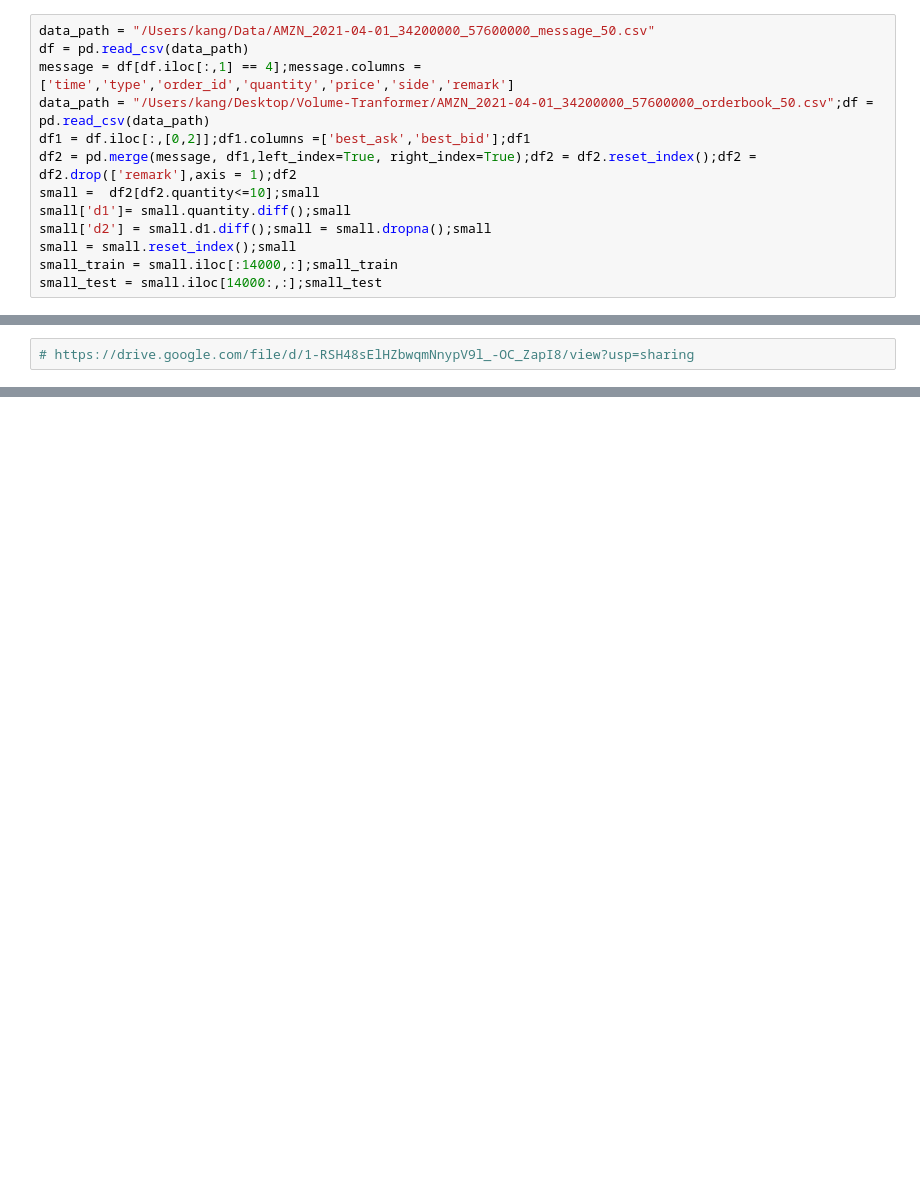
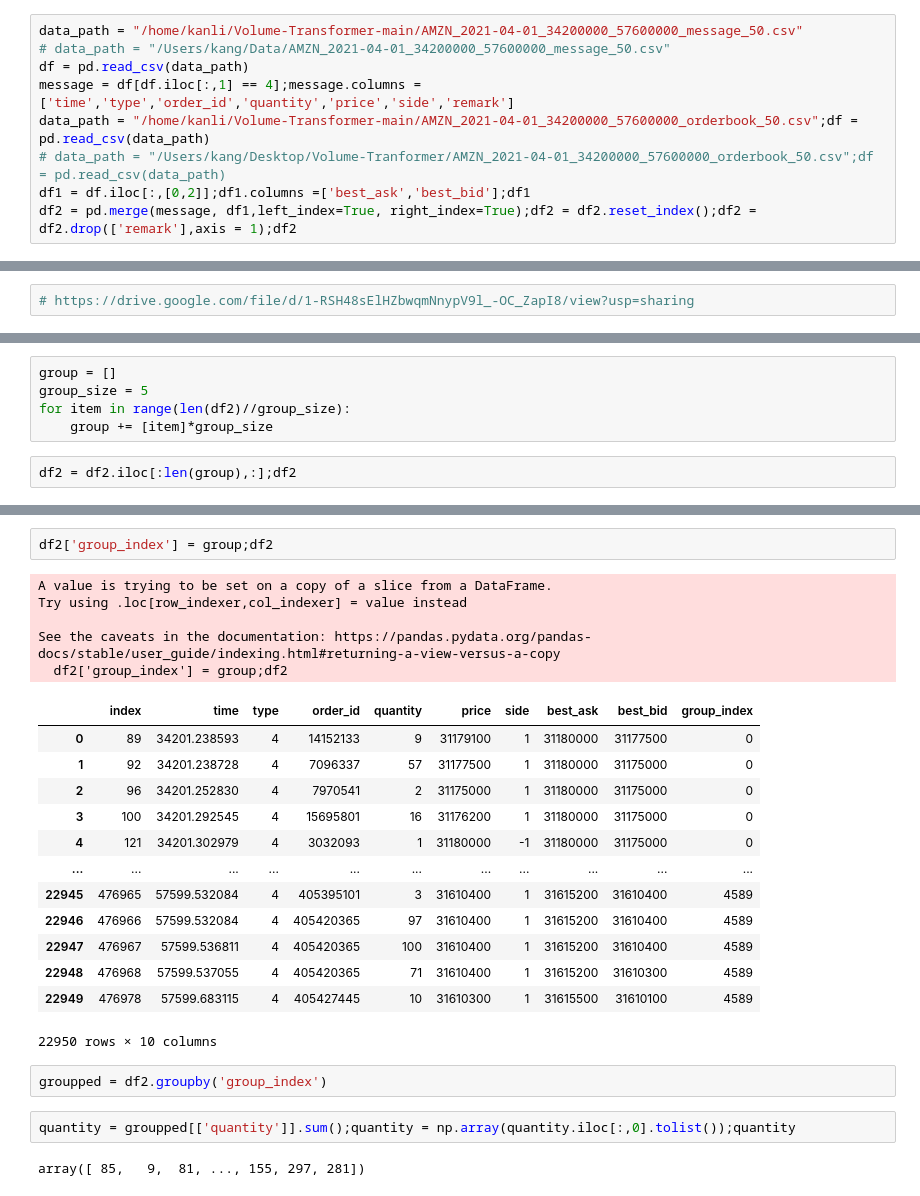
Before and after one commit to KangOxford/Volume-Forecasting, a Jupyter notebook: lstm.ipynb, the cells around one changed output, grey strips where cells are left out. Drawn from its saved outputs; the diff is of its cells as text; blank space fills up the shorter version.

```diff
--- a/lstm.ipynb
+++ b/lstm.ipynb
@@ -3,16 +3,12 @@ import numpy as np
 import pandas as pd
 import matplotlib.pyplot as plt
 # %%
-data_path = "/Users/kang/Data/AMZN_2021-04-01_34200000_57600000_message_50.csv"
+data_path = "/home/kanli/Volume-Transformer-main/AMZN_2021-04-01_34200000_57600000_message_50.csv"
+# data_path = "/Users/kang/Data/AMZN_2021-04-01_34200000_57600000_message_50.csv"
 df = pd.read_csv(data_path)
 message = df[df.iloc[:,1] == 4];message.columns = ['time','type','order_id','quantity','price','side','remark']
-data_path = "/Users/kang/Desktop/Volume-Tranformer/AMZN_2021-04-01_34200000_57600000_orderbook_50.csv";df = pd.read_csv(data_path)
+data_path = "/home/kanli/Volume-Transformer-main/AMZN_2021-04-01_34200000_57600000_orderbook_50.csv";df = pd.read_csv(data_path)
+# data_path = "/Users/kang/Desktop/Volume-Tranformer/AMZN_2021-04-01_34200000_57600000_orderbook_50.csv";df = pd.read_csv(data_path)
 df1 = df.iloc[:,[0,2]];df1.columns =['best_ask','best_bid'];df1
 df2 = pd.merge(message, df1,left_index=True, right_index=True);df2 = df2.reset_index();df2 = df2.drop(['remark'],axis = 1);df2
-small =  df2[df2.quantity<=10];small
-small['d1']= small.quantity.diff();small
-small['d2'] = small.d1.diff();small = small.dropna();small
-small = small.reset_index();small
-small_train = small.iloc[:14000,:];small_train
-small_test = small.iloc[14000:,:];small_test
 # %% [output]
@@ -21,0 +61,7 @@ NameError: name 'pd' is not defined
+# %%
+group = []
+group_size = 5
+for item in range(len(df2)//group_size):
+    group += [item]*group_size
+# %%
+df2 = df2.iloc[:len(group),:];df2
@@ -21,0 +82,27 @@ NameError: name 'pd' is not defined
+# %%
+df2['group_index'] = group;df2
+# %% [output]
+A value is trying to be set on a copy of a slice from a DataFrame.
+Try using .loc[row_indexer,col_indexer] = value instead
+
+See the caveats in the documentation: https://pandas.pydata.org/pandas-docs/stable/user_guide/indexing.html#returning-a-view-versus-a-copy
+  df2['group_index'] = group;df2
+|  | index | time | type | order_id | quantity | price | side | best_ask | best_bid | group_index |
+| 0 | 89 | 34201.238593 | 4 | 14152133 | 9 | 31179100 | 1 | 31180000 | 31177500 | 0 |
+| 1 | 92 | 34201.238728 | 4 | 7096337 | 57 | 31177500 | 1 | 31180000 | 31175000 | 0 |
+| 2 | 96 | 34201.252830 | 4 | 7970541 | 2 | 31175000 | 1 | 31180000 | 31175000 | 0 |
+| 3 | 100 | 34201.292545 | 4 | 15695801 | 16 | 31176200 | 1 | 31180000 | 31175000 | 0 |
+| 4 | 121 | 34201.302979 | 4 | 3032093 | 1 | 31180000 | -1 | 31180000 | 31175000 | 0 |
+| ... | ... | ... | ... | ... | ... | ... | ... | ... | ... | ... |
+| 22945 | 476965 | 57599.532084 | 4 | 405395101 | 3 | 31610400 | 1 | 31615200 | 31610400 | 4589 |
+| 22946 | 476966 | 57599.532084 | 4 | 405420365 | 97 | 31610400 | 1 | 31615200 | 31610400 | 4589 |
+| 22947 | 476967 | 57599.536811 | 4 | 405420365 | 100 | 31610400 | 1 | 31615200 | 31610400 | 4589 |
+| 22948 | 476968 | 57599.537055 | 4 | 405420365 | 71 | 31610400 | 1 | 31615200 | 31610300 | 4589 |
+| 22949 | 476978 | 57599.683115 | 4 | 405427445 | 10 | 31610300 | 1 | 31615500 | 31610100 | 4589 |
+22950 rows × 10 columns
+# %%
+groupped = df2.groupby('group_index')
+# %%
+quantity = groupped[['quantity']].sum();quantity = np.array(quantity.iloc[:,0].tolist());quantity
+# %% [output]
+array([ 85,   9,  81, ..., 155, 297, 281])
```
Also changed, not shown: parts of 16 cells of this notebook, 2 other files.
